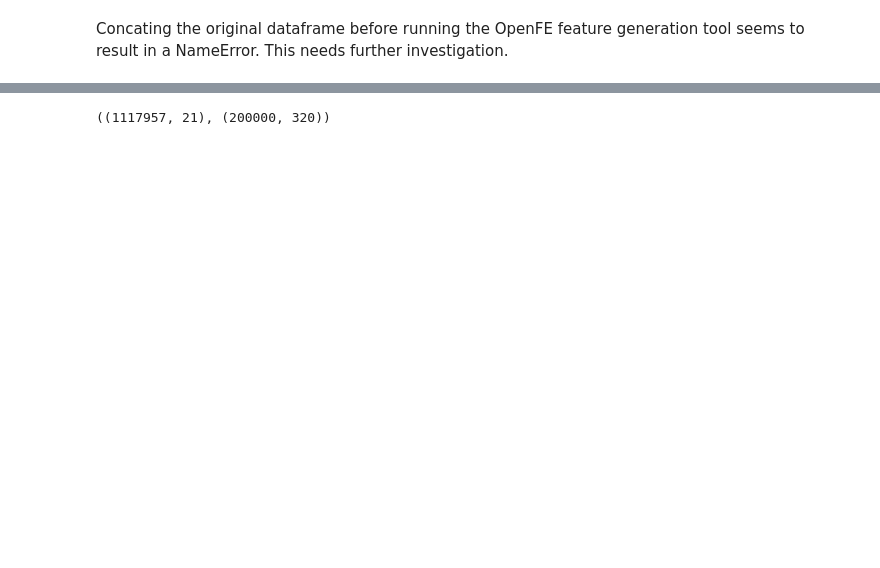
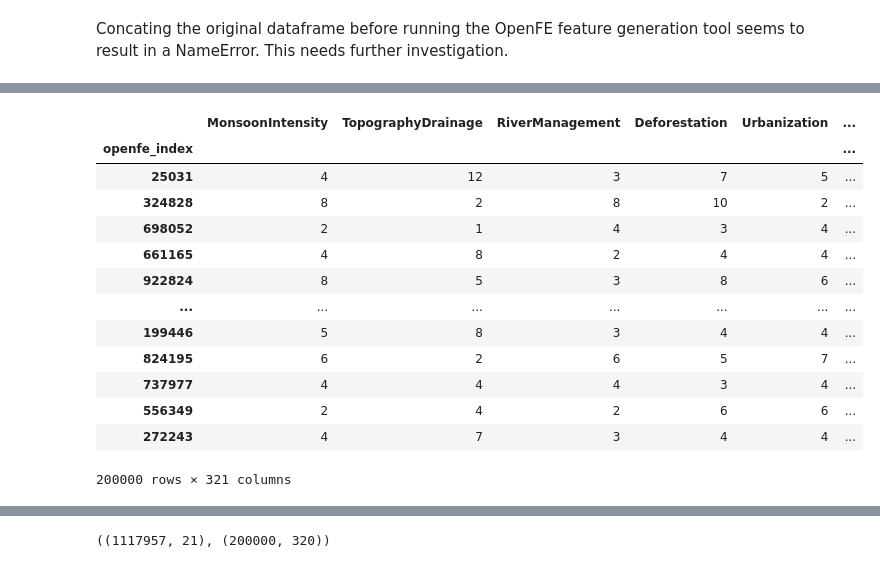
Before and after one commit to rubanzasilva/flood_prediction, a Jupyter notebook: s04e05-fastai.ipynb, the cells around one changed output, grey strips where cells are left out. Drawn from its saved outputs; the diff is of its cells as text; code cells hidden in the pictures; blank space fills up the shorter version.

```diff
--- a/s04e05-fastai.ipynb
+++ b/s04e05-fastai.ipynb
@@ -344,0 +590,19 @@ train_new, test_new = transform((train_z), test_subset, features1[:300], n_jobs=
+# %%
+# Merge train_new with train_df to add the 'FloodProbability' column
+merged_train_new = pd.merge(train_new, train_subset[['FloodProbability']], left_index=True, right_index=True)
+merged_train_new
+# %% [output]
+|  | MonsoonIntensity | TopographyDrainage | RiverManagement | Deforestation | Urbanization | ... |
+| openfe_index |  |  |  |  |  | ... |
+| 25031 | 4 | 12 | 3 | 7 | 5 | ... |
+| 324828 | 8 | 2 | 8 | 10 | 2 | ... |
+| 698052 | 2 | 1 | 4 | 3 | 4 | ... |
+| 661165 | 4 | 8 | 2 | 4 | 4 | ... |
+| 922824 | 8 | 5 | 3 | 8 | 6 | ... |
+| ... | ... | ... | ... | ... | ... | ... |
+| 199446 | 5 | 8 | 3 | 4 | 4 | ... |
+| 824195 | 6 | 2 | 6 | 5 | 7 | ... |
+| 737977 | 4 | 4 | 4 | 3 | 4 | ... |
+| 556349 | 2 | 4 | 2 | 6 | 6 | ... |
+| 272243 | 4 | 7 | 3 | 4 | 4 | ... |
+200000 rows × 321 columns
```
Also changed, not shown: parts of 59 cells of this notebook.
